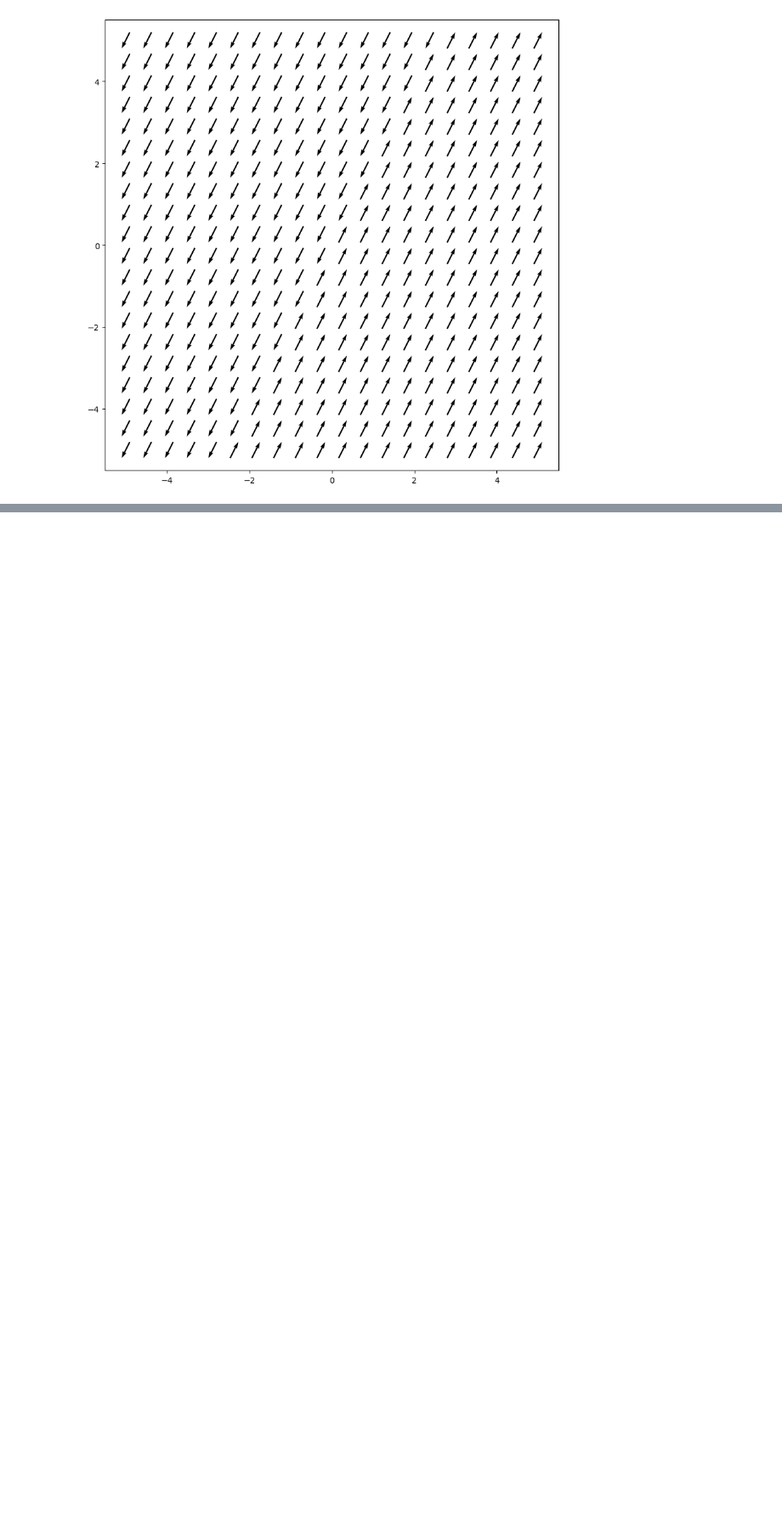
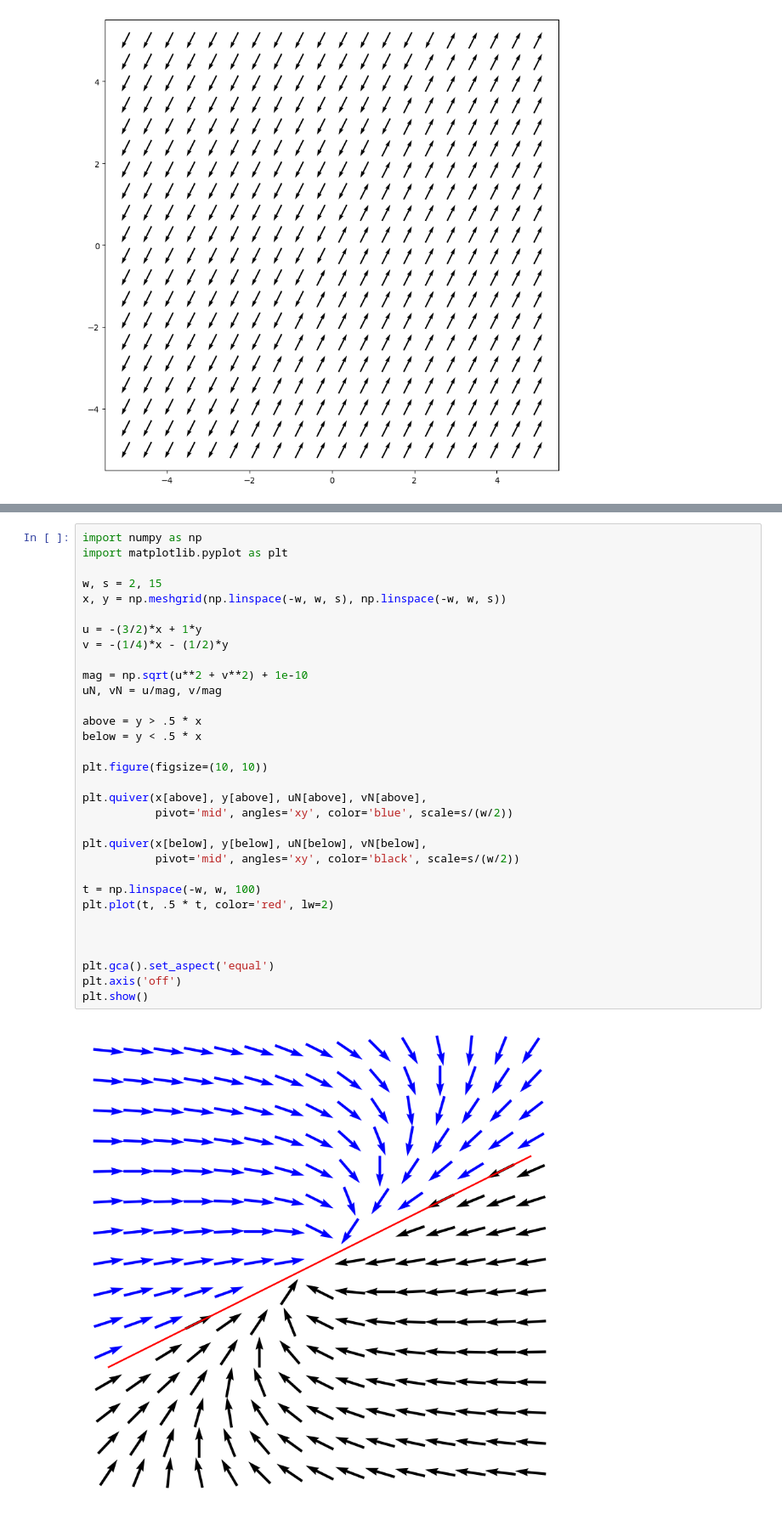
Before and after one commit to MeVsTheVoices/MATH675, a Jupyter notebook: Homework-4.ipynb, the cells around one changed output, grey strips where cells are left out. Shown at 85% size. Saved outputs shown, nothing was run; the diff lists cells and outputs as text; blank space fills up the shorter version.

```diff
--- a/Homework-4.ipynb
+++ b/Homework-4.ipynb
@@ -231,0 +253,34 @@ plt.show()
+# %%
+import numpy as np
+import matplotlib.pyplot as plt
+
+w, s = 2, 15
+x, y = np.meshgrid(np.linspace(-w, w, s), np.linspace(-w, w, s))
+
+u = -(3/2)*x + 1*y
+v = -(1/4)*x - (1/2)*y
+
+mag = np.sqrt(u**2 + v**2) + 1e-10
+uN, vN = u/mag, v/mag
+
+above = y > .5 * x
+below = y < .5 * x
+
+plt.figure(figsize=(10, 10))
+
+plt.quiver(x[above], y[above], uN[above], vN[above],
+           pivot='mid', angles='xy', color='blue', scale=s/(w/2))
+
+plt.quiver(x[below], y[below], uN[below], vN[below],
+           pivot='mid', angles='xy', color='black', scale=s/(w/2))
+
+t = np.linspace(-w, w, 100)
+plt.plot(t, .5 * t, color='red', lw=2)
+
+
+
+plt.gca().set_aspect('equal')
+plt.axis('off')
+plt.show()
+# %% [output]
+[figure, added]
```
Also changed, not shown: parts of 8 cells of this notebook.
